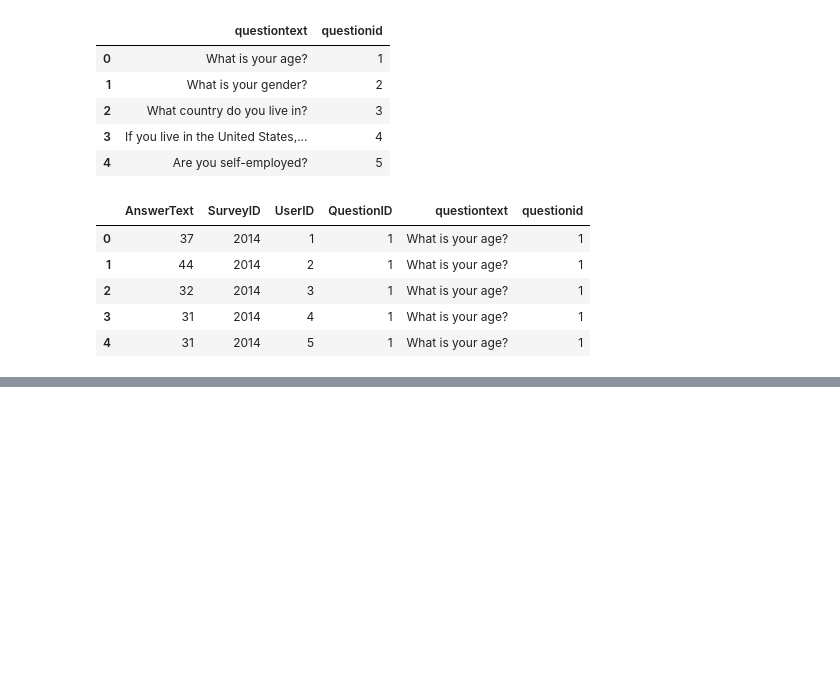
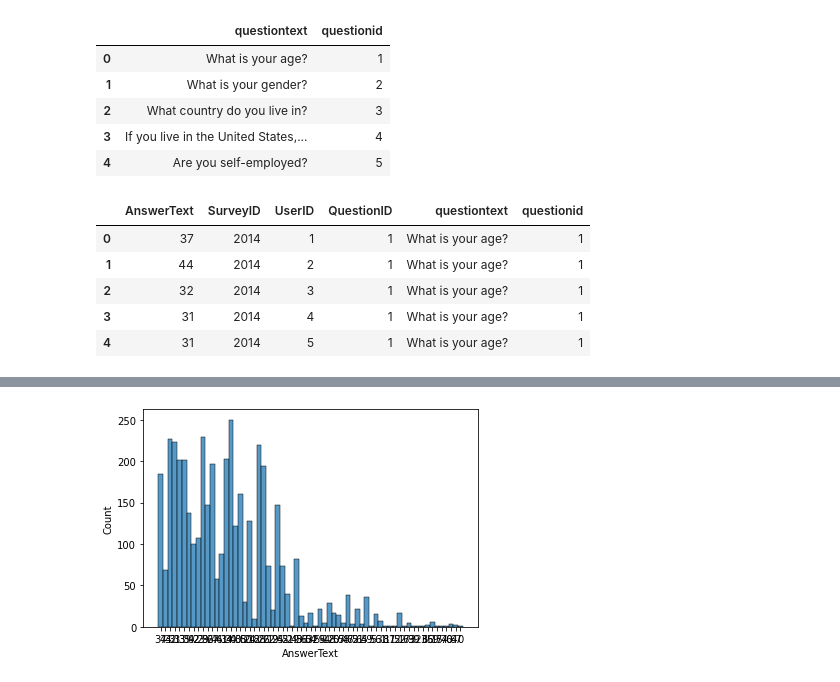
Before and after one commit to lauren-esser/Exploring_Mental_Health_with_SQL, a Jupyter notebook: Mental_Health_Survey.ipynb, the cells around one changed output, grey strips where cells are left out. Drawn from its saved outputs; the diff is of its cells as text; code cells hidden in the pictures; blank space fills up the shorter version.

```diff
--- a/Mental_Health_Survey.ipynb
+++ b/Mental_Health_Survey.ipynb
@@ -73,0 +126,3 @@ q_a.head()
+# %%
+age = q_a[q_a.questionid == 1]
+age.head()
@@ -73,0 +136,4 @@ q_a.head()
+# %%
+sns.histplot(age.AnswerText, bins = 10);
+# %% [output]
+[figure, added]
```
Also changed, not shown: parts of 12 cells of this notebook.
